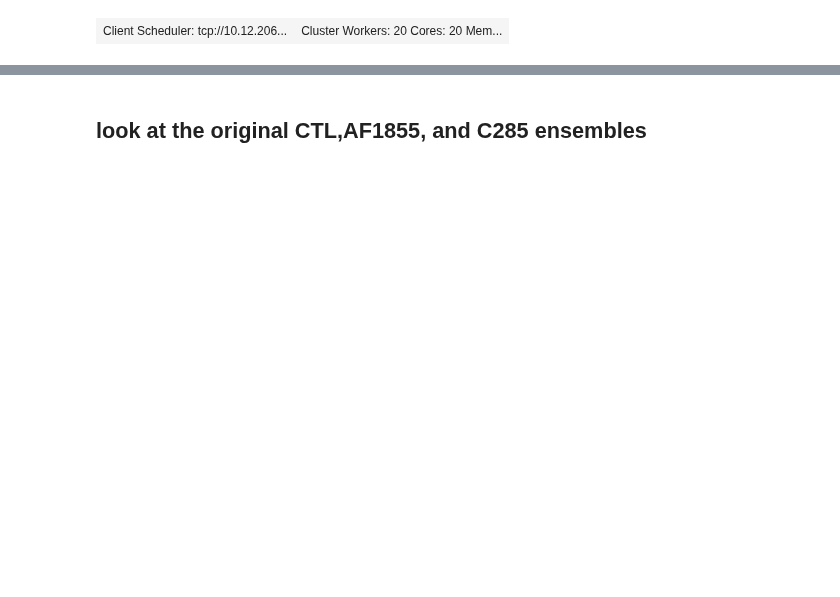
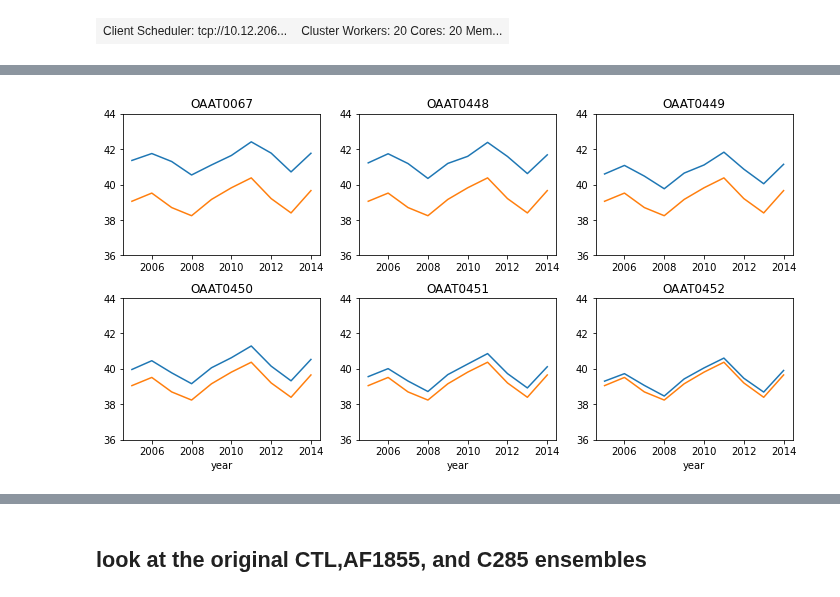
Before and after one commit to djk2120/CLM5PPE, a Jupyter notebook: pyth/survivability.ipynb, the cells around one changed output, grey strips where cells are left out. Cells and saved outputs as stored; diff of their text form; code cells hidden in the pictures; blank space fills up the shorter version.

```diff
--- a/pyth/survivability.ipynb
+++ b/pyth/survivability.ipynb
@@ -115,0 +247,20 @@ la = xr.open_dataset(la_file).landarea  #km2
+# %%
+qhr = 1/la.sum()/365*(month_wts(10)*(la*ds.EFLX_LH_TOT).sum(dim='gridcell')).groupby('time.year').sum().compute()
+plt.figure(figsize=[12,6])
+i=0
+for ee in range(19):
+    p=str(ds.param.isel(ens=ee).values)
+    m=str(ds.minmax.isel(ens=ee).values)
+    k=str(ds.key.isel(ens=ee).values)
+    if ('sucsat' in p) and ('max' in m):
+        i+=1
+        plt.subplot(2,3,i)
+        qhr.isel(ens=ee).plot()
+        qhr.isel(ens=0).plot()
+        if (i<4):
+            plt.xlabel('')
+        plt.title(k)
+        plt.ylim([36,44])
+plt.subplots_adjust(hspace=0.3)
+# %% [output]
+[figure, added]
```
Also changed, not shown: parts of 25 cells of this notebook.
